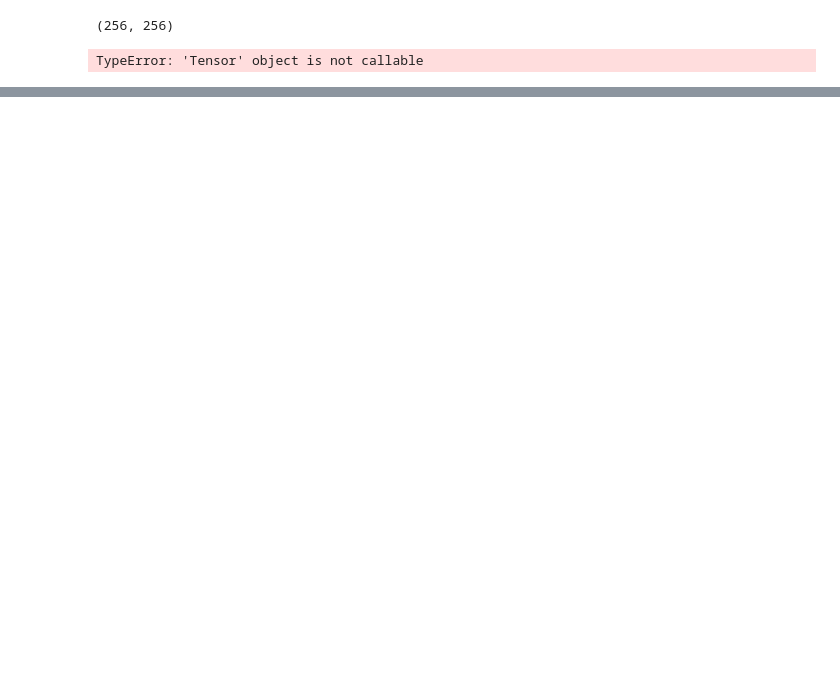
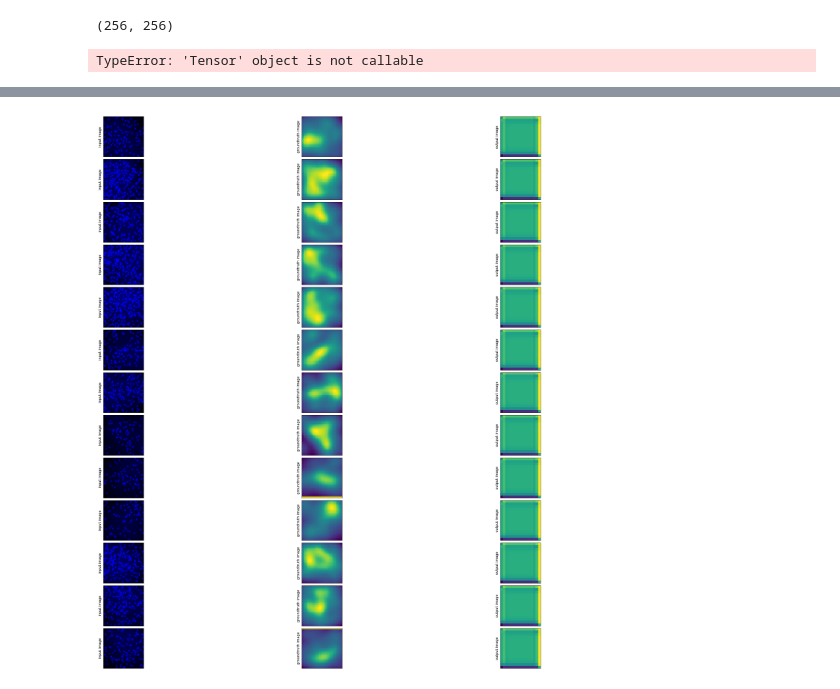
Before and after one commit to AAS97/CSRNet-Runnable, a Jupyter notebook: testing.ipynb, the cells around one changed output, grey strips where cells are left out. Cells and saved outputs as stored; diff of their text form; code cells hidden in the pictures; blank space fills up the shorter version.

```diff
--- a/testing.ipynb
+++ b/testing.ipynb
@@ -46,0 +74,29 @@ img_out.show()
+# %%
+def save_res_img(res, out_fn):
+
+    imlist = []
+    for test in res:
+        input, target, output = test
+        imlist.append(np.transpose(input[0], (1, 2, 0)))
+        imlist.append(np.squeeze(target[0]))
+        imlist.append(np.squeeze(output[0]))
+
+# .permute(1, 2, 0)
+    plt.figure(figsize=(24, 24))
+    for idx, _ in enumerate(imlist):
+        plt.subplot(1+(len(imlist)//3), 3, idx+1)
+        plt.imshow(imlist[idx])
+        if idx % 3 == 0:
+            plt.ylabel('input image')
+        elif idx % 3 == 1:
+            plt.ylabel('groundtruth image')
+        else:
+            plt.ylabel('output image')
+        plt.xticks([])
+        plt.yticks([])
+        plt.tight_layout(pad=0, h_pad=0, w_pad=0)
+    plt.show()
+# %%
+save_res_img(res, '')
+# %% [output]
+[figure, added]
```
Also changed, not shown: parts of 11 cells of this notebook, 6 other files.
